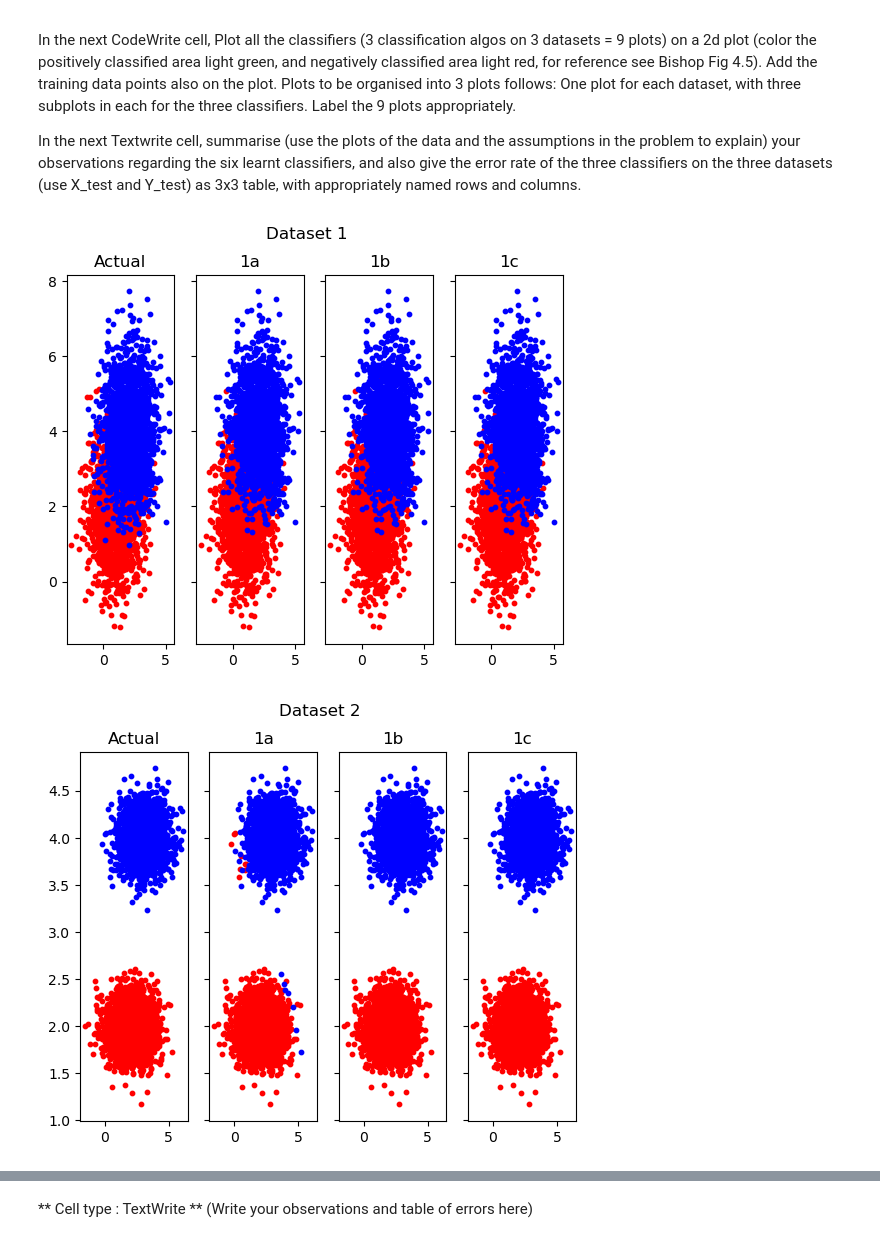
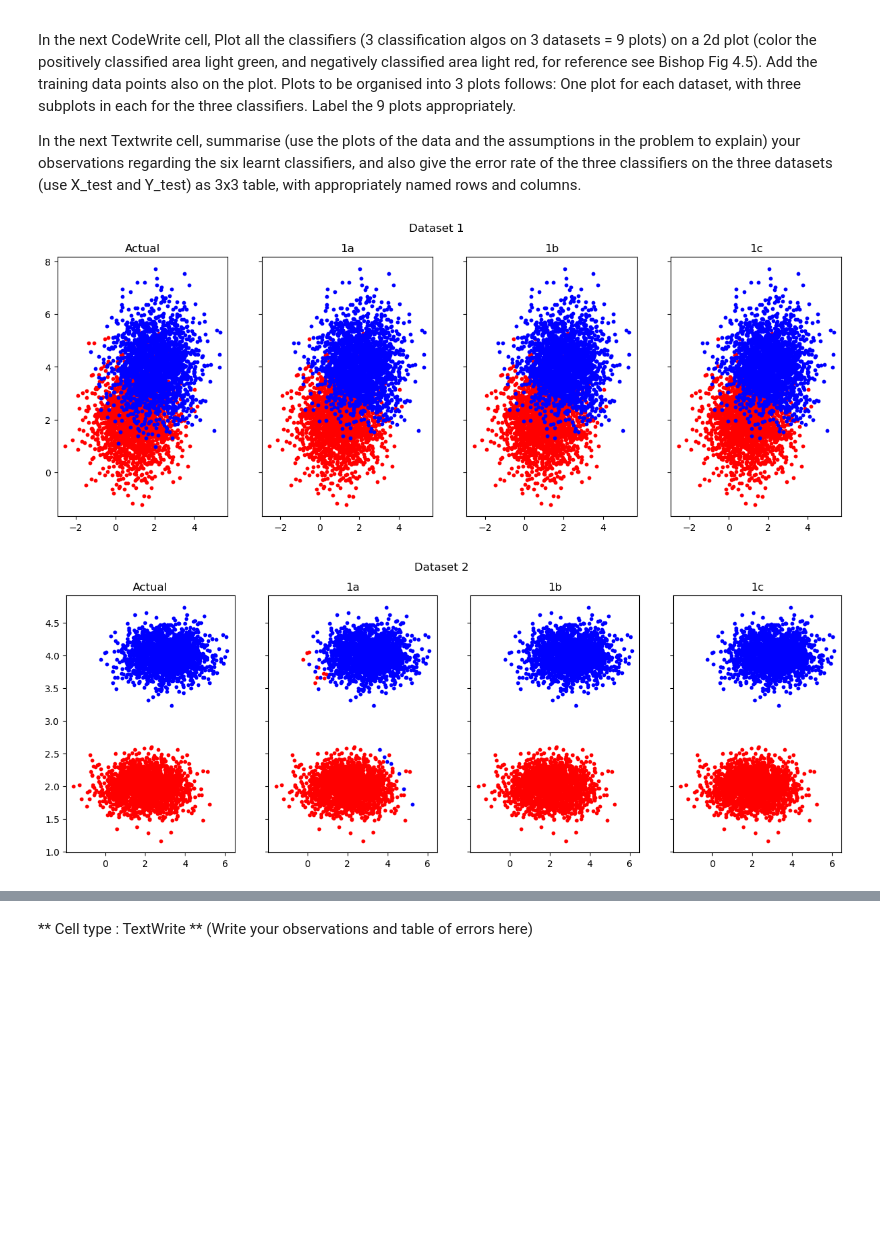
Before and after one commit to Bala-A87/CS5691-Assignments, a Jupyter notebook: A1/ProgAssmt1_student.ipynb, the cells around one changed output, grey strips where cells are left out. Cells and saved outputs as stored; diff of their text form; code cells hidden in the pictures; blank space fills up the shorter version.

```diff
--- a/A1/ProgAssmt1_student.ipynb
+++ b/A1/ProgAssmt1_student.ipynb
@@ -256,33 +256,33 @@ for i in range(3):
     Y_pred_test_1c = Bayes1c(X_train, Y_train, X_test)
     # print(accuracy_score(y_true=Y_test, y_pred=Y_pred_test_1a), accuracy_score(y_true=Y_test, y_pred=Y_pred_test_1b), accuracy_score(y_true=Y_test, y_pred=Y_pred_test_1c), sep=' ', end='\n')
     X_plus = np.append(X_train[Y_train==1], X_test[Y_test==1], axis=0)
     X_minus = np.append(X_train[Y_train==-1], X_test[Y_test==-1], axis=0)
     X_pred_1a_plus = np.append(X_train[Y_train==1], X_test[Y_pred_test_1a==1], axis=0)
     X_pred_1a_minus = np.append(X_train[Y_train==-1], X_test[Y_pred_test_1a==-1], axis=0)
     X_pred_1b_plus = np.append(X_train[Y_train==1], X_test[Y_pred_test_1b==1], axis=0)
     X_pred_1b_minus = np.append(X_train[Y_train==-1], X_test[Y_pred_test_1b==-1], axis=0)
     X_pred_1c_plus = np.append(X_train[Y_train==1], X_test[Y_pred_test_1c==1], axis=0)
     X_pred_1c_minus = np.append(X_train[Y_train==-1], X_test[Y_pred_test_1c==-1], axis=0)
 
     # plt.scatter(x=X_plus[:,0], y=X_plus[:,1], c="red", marker='o', s=10)
     # plt.scatter(x=X_minus[:,0], y=X_minus[:,1], c="blue", marker='o', s=10)
     # plt.show()
 
-    fig, (ax1, ax2, ax3, ax4) = plt.subplots(ncols=4, sharey=True)
+    fig, (ax1, ax2, ax3, ax4) = plt.subplots(ncols=4, sharey=True, figsize=(15,5))
     ax1.scatter(x=X_plus[:,0], y=X_plus[:,1], c="red", s=10)
     ax1.scatter(x=X_minus[:,0], y=X_minus[:,1], c="blue", s=10)
     ax1.set_title(label="Actual")
     ax2.scatter(x=X_pred_1a_plus[:,0], y=X_pred_1a_plus[:,1], c="red", s=10)
     ax2.scatter(x=X_pred_1a_minus[:,0], y=X_pred_1a_minus[:,1], c="blue", s=10)
     ax2.set_title(label="1a")
     ax3.scatter(x=X_pred_1b_plus[:,0], y=X_pred_1b_plus[:,1], c="red", s=10)
     ax3.scatter(x=X_pred_1b_minus[:,0], y=X_pred_1b_minus[:,1], c="blue", s=10)
     ax3.set_title(label="1b")
     ax4.scatter(x=X_pred_1c_plus[:,0], y=X_pred_1c_plus[:,1], c="red", s=10)
     ax4.scatter(x=X_pred_1c_minus[:,0], y=X_pred_1c_minus[:,1], c="blue", s=10)
     ax4.set_title(label="1c")
     plt.suptitle(t="Dataset " + str(i+1))
     plt.show()
 # %% [output]
-[figure, old version]
+[figure, new version]
-[figure, old version]
+[figure, new version]
```
Also changed, not shown: parts of 4 cells of this notebook, 1 other file.
